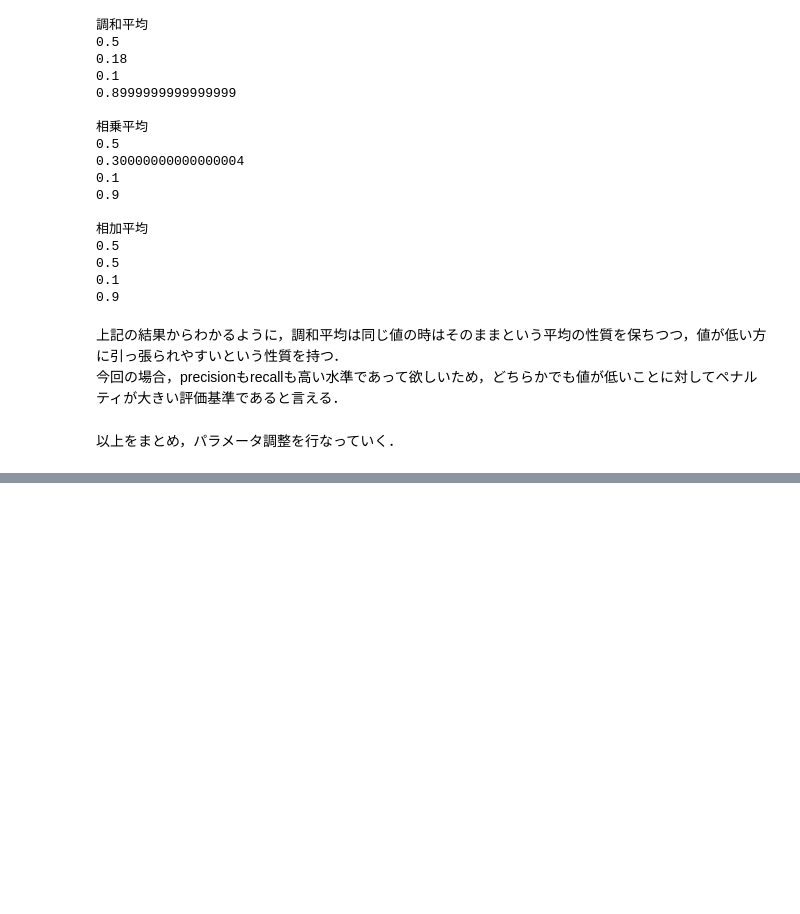
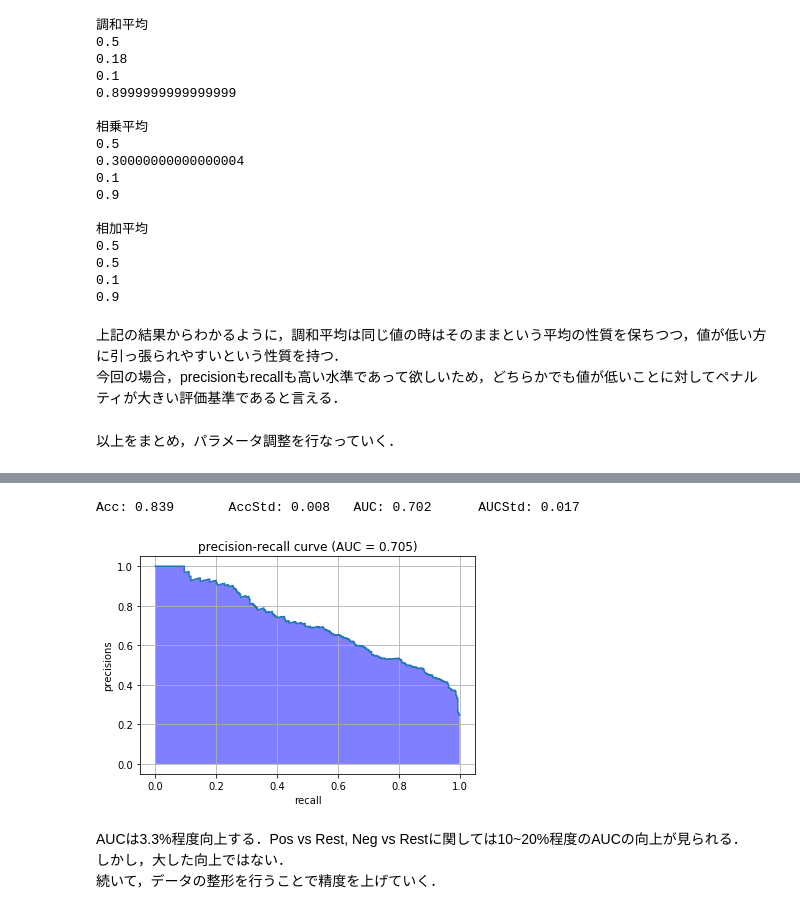
Before and after one commit to fuurin/BuildingMachineLearningSystems, a Jupyter notebook: 6章 クラス分類Ⅱ 感情分析.ipynb, the cells around one changed output, grey strips where cells are left out. Saved outputs shown, nothing was run; the diff lists cells and outputs as text; code cells hidden in the pictures; blank space fills up the shorter version.

```diff
--- a/6章 クラス分類Ⅱ 感情分析.ipynb
+++ b/6章 クラス分類Ⅱ 感情分析.ipynb
@@ -414,7 +414,7 @@ print(sum([0.9, 0.9]) / 2)
 以上をまとめ，パラメータ調整を行なっていく．
 # %%
 from sklearn.model_selection import GridSearchCV
-from sklearn.metrics import f1_score
+from sklearn.metrics import f1_score, make_scorer
 
 def grid_search_model(clf_factory, X, Y):
     rs = ShuffleSplit(n_splits=10, test_size=0.3, random_state=0)
@@ -435,7 +435,7 @@ def grid_search_model(clf_factory, X, Y):
         clf_factory(),
         param_grid=param_grid,
         cv = rs,
-        score_func=f1_score,
+        scoring=make_scorer(f1_score),
         verbose=10
     )
 
@@ -448,8 +448,13 @@ import pickle
 try:
     with open("./data/06_clf_1.pkl", "rb") as f:
         clf = pickle.load(f)
+        print("Optimized Classifier Parameters are Loaded through Pickle")
+        print(clf)
 except:
-    # 1152通りのパラメータの組み合わせを交差検定するため，数時間を要する
+    X, Y = load_sanders_data()
+    Y = tweak_labels(Y, ["positive", "negative"])
+
+    # 1152通りのパラメータの組み合わせを交差検定するため，46分程度を要する
     clf = grid_search_model(create_ngram_model, X, Y)
     with open("./data/06_clf_1.pkl", "wb") as f:
         pickle.dump(clf, f)
@@ -456,0 +470,12 @@ except:
+# %%
+def optimized_ngram_model():
+    return clf
+
+train_model(optimized_ngram_model, X, Y)
+# %% [output]
+Acc: 0.839       AccStd: 0.008   AUC: 0.702      AUCStd: 0.017
+[figure, added]
+# %% [markdown]
+AUCは3.3%程度向上する．Pos vs Rest, Neg vs Restに関しては10~20%程度のAUCの向上が見られる．
+しかし，大した向上ではない．
+続いて，データの整形を行うことで精度を上げていく．
```
Also changed, not shown: parts of 2 cells of this notebook.
